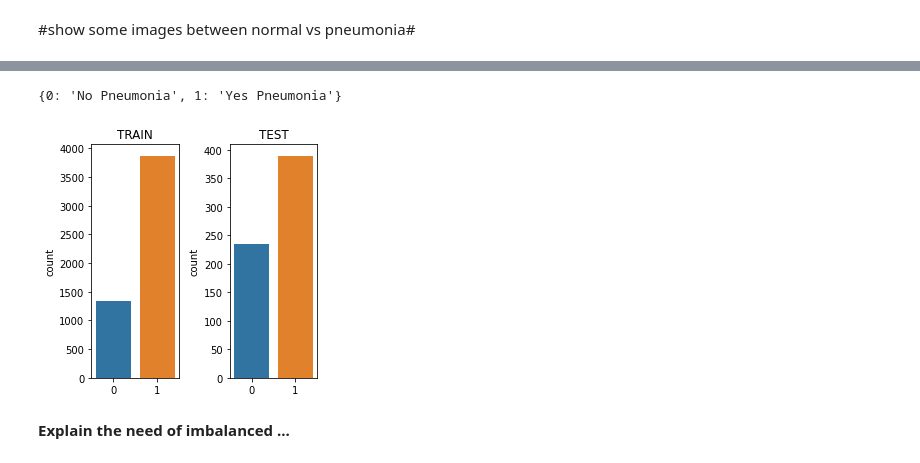
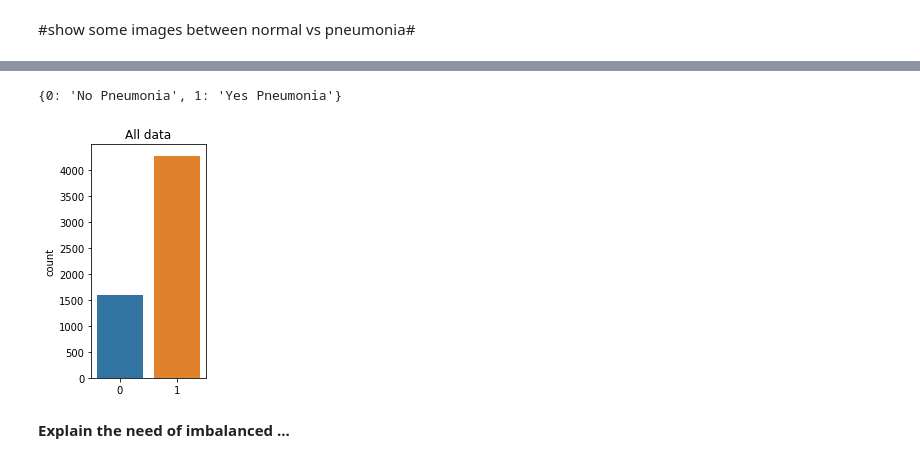
Before and after one commit to borodark/ie7860, a Jupyter notebook: Semester project.ipynb, the cells around one changed output, grey strips where cells are left out. Saved outputs shown, nothing was run; the diff lists cells and outputs as text; code cells hidden in the pictures.

```diff
--- a/Semester project.ipynb
+++ b/Semester project.ipynb
@@ -99,2 +43,10 @@ Files exist and are readable
+# %%
+## load data of converted images from NPZ
+X_train = np.load("X_train-pneunonia-grayscale-(5216, 768, 768, 3).npz")['arr_0']
+Y_train = np.load("Y_train-pneunonia-grayscale-(5216, 768, 768, 3).npz")['arr_0']
+X_val = np.load("X_val-pneunonia-grayscale-(16, 768, 768, 3).npz")['arr_0']
+Y_val = np.load("Y_val-pneunonia-grayscale-(16, 768, 768, 3).npz")['arr_0']
+X_test = np.load("X_test-pneunonia-grayscale-(624, 768, 768, 3).npz")['arr_0']
+Y_test = np.load("Y_test-pneunonia-grayscale-(624, 768, 768, 3).npz")['arr_0']
 # %%
 print(X_train.shape)
@@ -113,0 +63,10 @@ Nimages = os.listdir(train_dir + "NORMAL")
+# %%
+print(X_train.shape)
+print(Y_train.shape)
+print(X_test.shape)
+print(Y_test.shape)
+X = np.concatenate((X_train, np.concatenate((X_test, X_val), axis=0)), axis=0)
+Y = np.concatenate((Y_train, np.concatenate((Y_test, Y_val), axis=0)), axis=0)
+
+print(X.shape)
+print(Y.shape)
@@ -113,0 +80,7 @@ Nimages = os.listdir(train_dir + "NORMAL")
+# %%
+X_train = None
+X_test = None
+Y_hot = to_categorical(Y, num_classes = 2)
+print(X.shape)
+print(Y_hot.shape)
+print(Y.shape)
@@ -165,18 +113,14 @@ for i in range(5,10):
 # %%
 map_characters = {0: 'No Pneumonia', 1: 'Yes Pneumonia'}
 dict_characters=map_characters
 plt.subplot(1,3,1)
-seaborn.countplot(np.argmax(y_trainHot, axis=1)).set_title('TRAIN')
-
-plt.subplot(1,3,2)
-seaborn.countplot(np.argmax(y_testHot, axis=1)).set_title('TEST')
-
+seaborn.countplot(np.argmax(Y_hot, axis=1)).set_title('All data')
 
 plt.tight_layout()
 print(dict_characters)
 # %% [output]
 {0: 'No Pneumonia', 1: 'Yes Pneumonia'}
-[figure, old version]
+[figure, new version]
 # %% [markdown]
 **Explain the need of imbalanced ...**
 # %%
```
Also changed, not shown: parts of 14 cells of this notebook, 7 other files.
